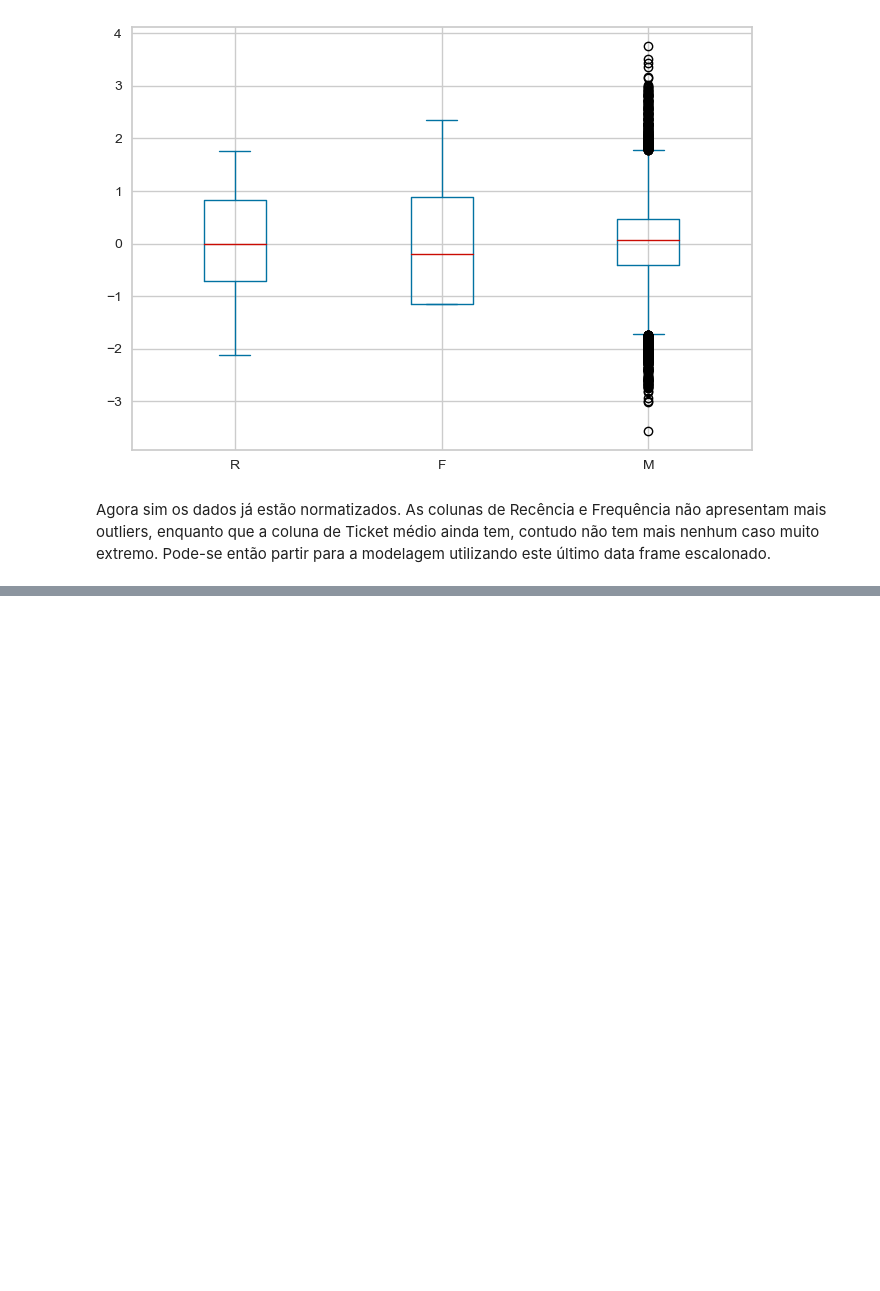
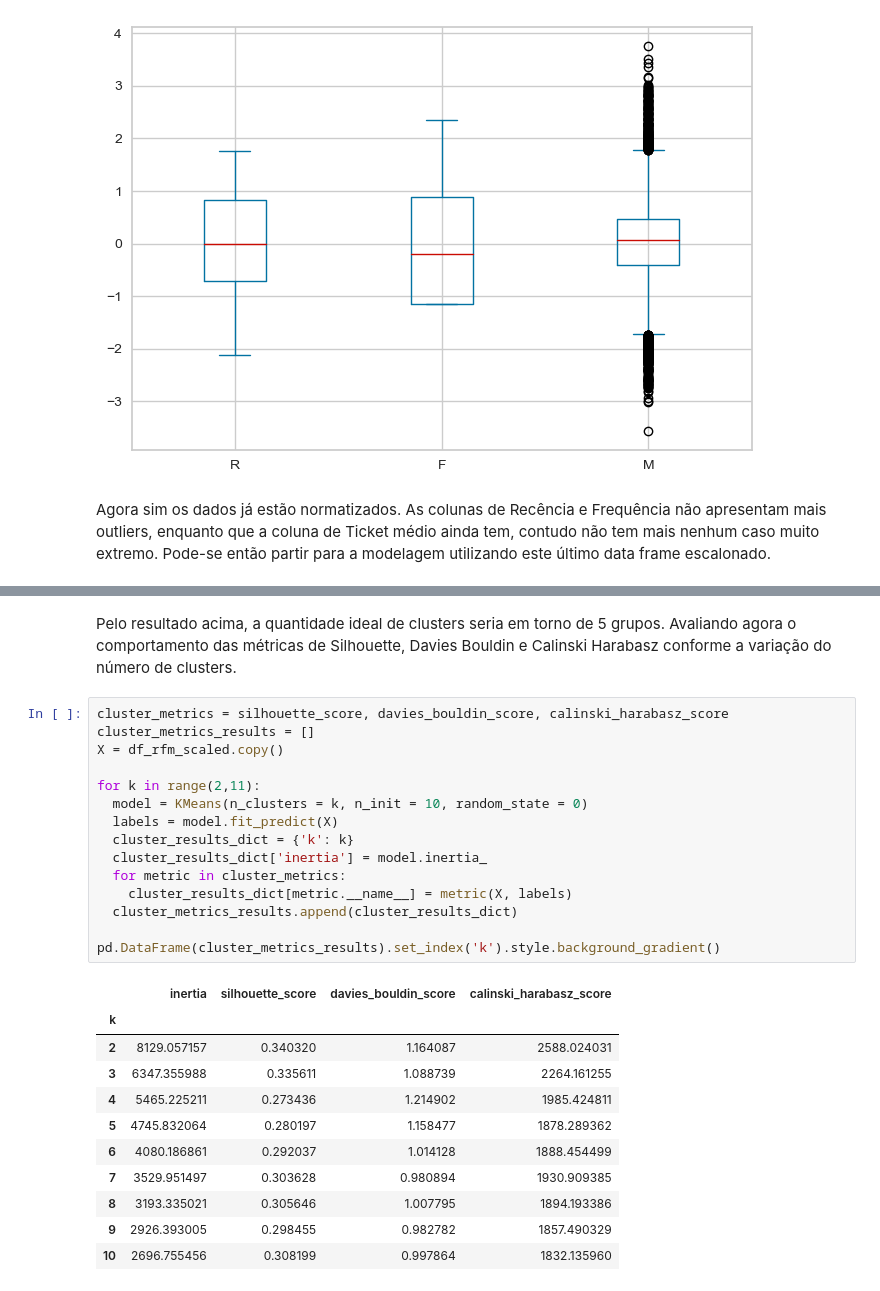
Before and after one commit to rfprates/clustering_rfm_metrics, a Jupyter notebook: clustering_rfm.ipynb, the cells around one changed output, grey strips where cells are left out. Drawn from its saved outputs; the diff is of its cells as text; blank space fills up the shorter version.

```diff
--- a/clustering_rfm.ipynb
+++ b/clustering_rfm.ipynb
@@ -549,0 +560,29 @@ Agora sim os dados já estão normatizados. As colunas de Recência e Frequênci
+# %% [markdown]
+Pelo resultado acima, a quantidade ideal de clusters seria em torno de 5 grupos. Avaliando agora o comportamento das métricas de Silhouette, Davies Bouldin e Calinski Harabasz conforme a variação do número de clusters.
+# %%
+cluster_metrics = silhouette_score, davies_bouldin_score, calinski_harabasz_score
+cluster_metrics_results = []
+X = df_rfm_scaled.copy()
+
+for k in range(2,11):
+  model = KMeans(n_clusters = k, n_init = 10, random_state = 0)
+  labels = model.fit_predict(X)
+  cluster_results_dict = {'k': k}
+  cluster_results_dict['inertia'] = model.inertia_
+  for metric in cluster_metrics:
+    cluster_results_dict[metric.__name__] = metric(X, labels)
+  cluster_metrics_results.append(cluster_results_dict)
+
+pd.DataFrame(cluster_metrics_results).set_index('k').style.background_gradient()
+# %% [output]
+|  | inertia | silhouette_score | davies_bouldin_score | calinski_harabasz_score |
+| k |  |  |  |  |
+| 2 | 8129.057157 | 0.340320 | 1.164087 | 2588.024031 |
+| 3 | 6347.355988 | 0.335611 | 1.088739 | 2264.161255 |
+| 4 | 5465.225211 | 0.273436 | 1.214902 | 1985.424811 |
+| 5 | 4745.832064 | 0.280197 | 1.158477 | 1878.289362 |
+| 6 | 4080.186861 | 0.292037 | 1.014128 | 1888.454499 |
+| 7 | 3529.951497 | 0.303628 | 0.980894 | 1930.909385 |
+| 8 | 3193.335021 | 0.305646 | 1.007795 | 1894.193386 |
+| 9 | 2926.393005 | 0.298455 | 0.982782 | 1857.490329 |
+| 10 | 2696.755456 | 0.308199 | 0.997864 | 1832.135960 |
```
Also changed, not shown: parts of 9 cells of this notebook.
